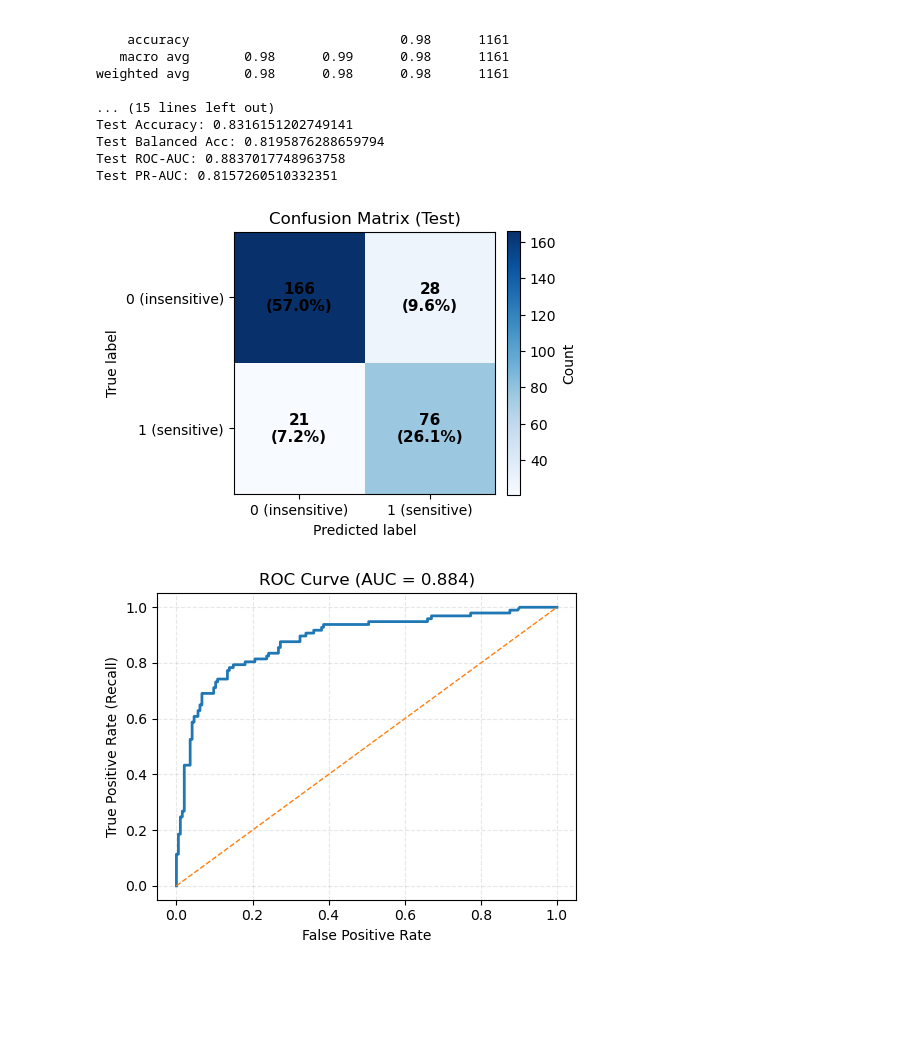
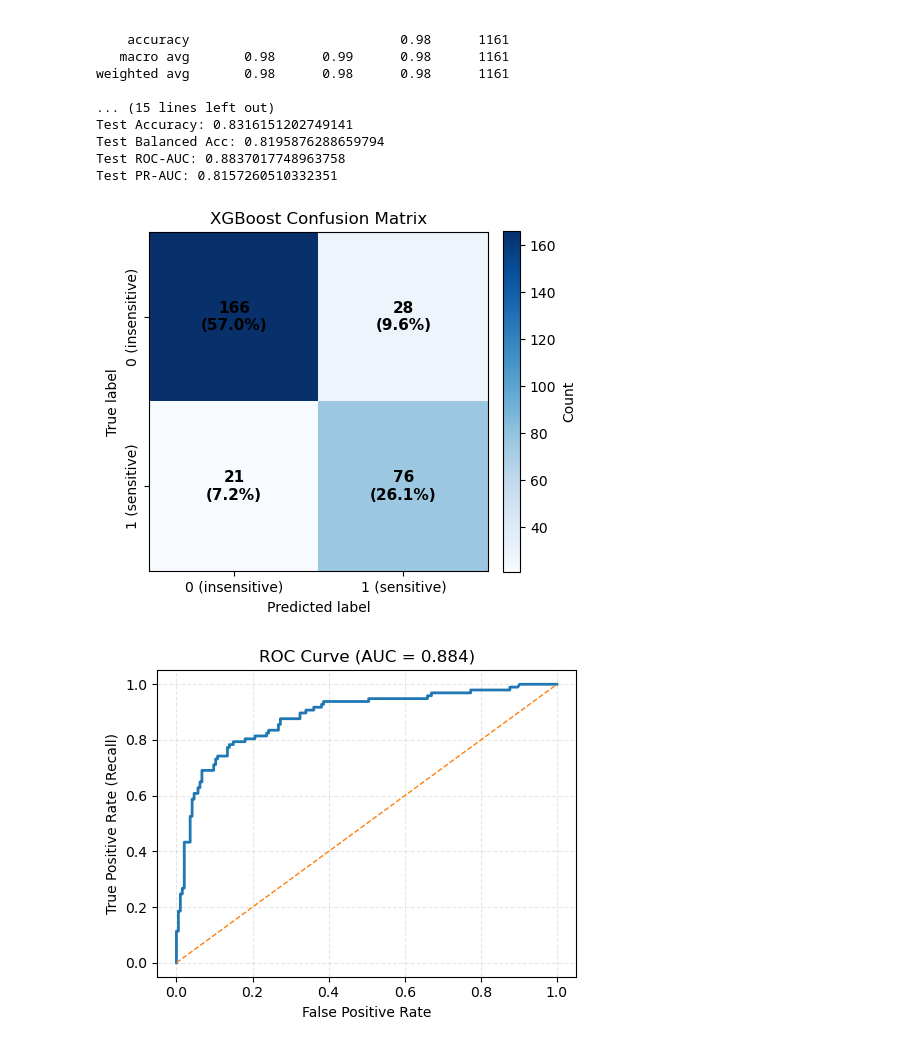
Before and after one commit to MMynampati/density_sensitivity, a Jupyter notebook: Descriptor1/descriptor1_model.ipynb, the cells around one changed output. Cells and saved outputs as stored; diff of their text form; code cells hidden in the pictures; blank space fills up the shorter version.

```diff
--- a/Descriptor1/descriptor1_model.ipynb
+++ b/Descriptor1/descriptor1_model.ipynb
@@ -150,7 +150,7 @@ plt.show()
 # keeping top 52 + meta data (charge/spin/size)
 # %%
 # Eigenvalues + meta data
-K = 52
+K = 53
 X = np.hstack([X[:, :K], X[:, -3:]])
 
 print( "Trimmed shape:", X.shape)
@@ -189,7 +189,7 @@ K_list = [5,6,7,8,9,10,11,12,13,14,15,16, 17, 18,19,20,22, 24,25, 30, 32,40,48,5
 # K_list = [10,20,30,40,50,60,70]
 K_list = [ 17, 18,19,20,22, 24,25, 30, 32,40,48,50,60,72]
 K_list = list(range(15, 73))
-K_list = list(range(8, 30))
+K_list = list(range(0, 54))
 inner_cv = StratifiedKFold(n_splits=5, shuffle=True, random_state=RANDOM_STATE)
 
 # search space
@@ -443,30 +443,34 @@ Test ROC-AUC: 0.8837017748963758
 Test PR-AUC: 0.8157260510332351
 # %%
 from sklearn.metrics import confusion_matrix
+import numpy as np
+import matplotlib.pyplot as plt
 
 cm = confusion_matrix(y_test, y_pred_te, labels=[0,1])  # [[TN, FP],[FN, TP]]
 TN, FP, FN, TP = cm.ravel()
 N = cm.sum()
 
 fig, ax = plt.subplots(figsize=(5,5))
 im = ax.imshow(cm, cmap="Blues")
-ax.set_title("Confusion Matrix (Test)")
+
+ax.set_title("XGBoost Confusion Matrix")
 ax.set_xlabel("Predicted label")
 ax.set_ylabel("True label")
 ax.set_xticks([0,1]); ax.set_xticklabels(["0 (insensitive)", "1 (sensitive)"])
-ax.set_yticks([0,1]); ax.set_yticklabels(["0 (insensitive)", "1 (sensitive)"])
+ax.set_yticks([0,1])
+ax.set_yticklabels(["0 (insensitive)", "1 (sensitive)"], rotation=90, va="center")  # ⬅️ rotated
 
 for (i, j), v in np.ndenumerate(cm):
     pct = 100.0 * v / N
     ax.text(j, i, f"{v}\n({pct:.1f}%)", ha="center", va="center",
             fontsize=11, color="black", fontweight="bold")
 
 cbar = plt.colorbar(im, ax=ax, fraction=0.046, pad=0.04)
 cbar.set_label("Count")
 plt.tight_layout()
 plt.show()
 # %% [output]
-[figure, old version]
+[figure, new version]
 # %%
 from sklearn.metrics import roc_curve, auc
 
```
Also changed, not shown: parts of 11 cells of this notebook.
